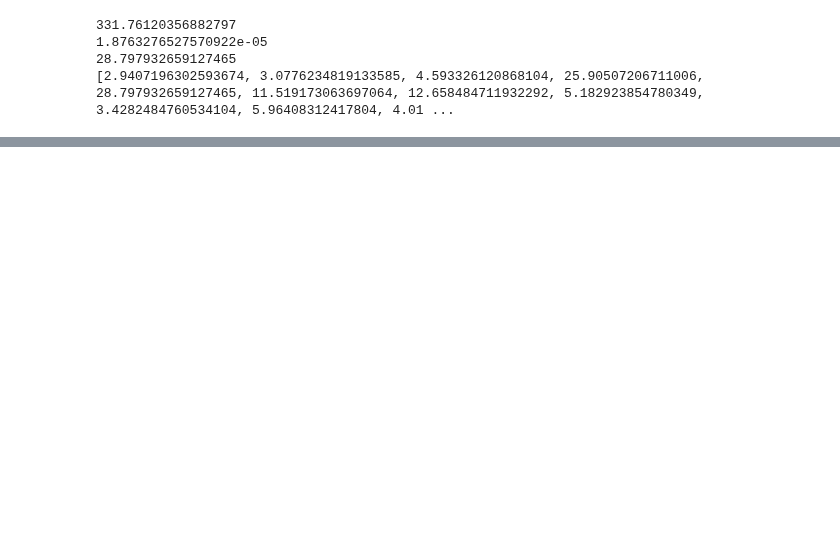
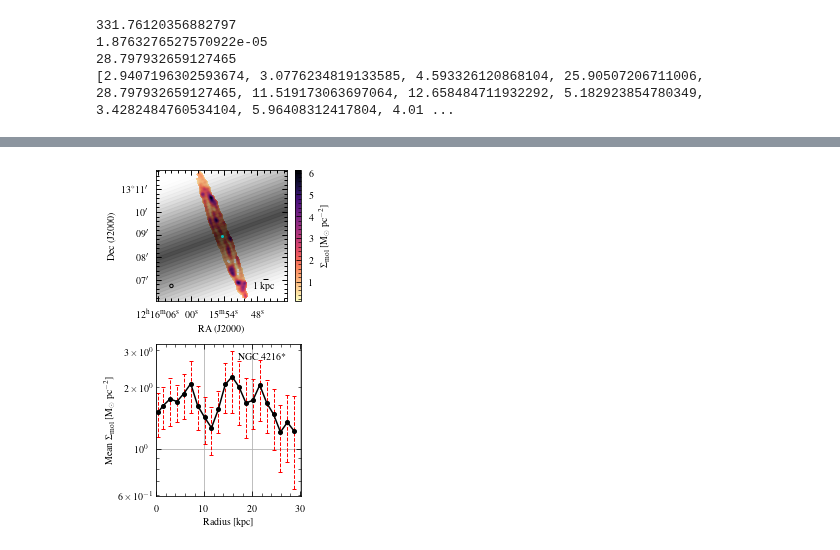
Before and after one commit to BearBearCodes/coop_f2021, a Jupyter notebook: galaxies/vertico_sample/gas_density.ipynb, the cells around one changed output, grey strips where cells are left out. Cells and saved outputs as stored; diff of their text form; code cells hidden in the pictures; blank space fills up the shorter version.

```diff
--- a/galaxies/vertico_sample/gas_density.ipynb
+++ b/galaxies/vertico_sample/gas_density.ipynb
@@ -552,3 +563,81 @@ print([np.nanmax(rkpc_vals) for rkpc_vals in radius_kpc])
 1.8763276527570922e-05
 28.797932659127465
 [2.9407196302593674, 3.0776234819133585, 4.593326120868104, 25.90507206711006, 28.797932659127465, 11.519173063697064, 12.658484711932292, 5.182923854780349, 3.4282484760534104, 5.96408312417804, 4.01 ...
+# %%
+%matplotlib inline
+import re
+
+GALAXY_TO_PLOT = "NGC4216"
+GALDIST = 16.5 * u.Mpc
+galidx = galaxies.index(GALAXY_TO_PLOT)
+galaxy_rp = radial_profiles[galidx]
+galaxy_wcs = WCS(galaxy_rp.rp_options["header"])
+
+fig = plt.figure(figsize=mpl.figure.figaspect(1.5))
+#
+# Plot data
+#
+ax1 = fig.add_subplot(2, 1, 1, projection=galaxy_wcs)
+img1 = ax1.imshow(galaxy_rp.data, cmap="magma_r")
+cbar1 = fig.colorbar(img1, fraction=0.045)
+cbar1.set_label(r"$\Sigma_{\rm mol}$ [$\rm M_\odot\; pc^{-2}$]")
+#
+# Plot annuli
+#
+ax1.plot(*galaxy_wcs.world_to_pixel(centers[galidx]), "co", markersize=2)  # mark centre
+pu.add_annuli_RadialProfile(ax1, galaxy_rp)
+#
+# Add beam size and scalebar
+#
+pu.add_scalebeam(ax1, galaxy_rp.rp_options["header"])
+pu.add_scalebar(ax1, galaxy_wcs, dist=GALDIST)
+#
+# Other parameters
+#
+ax1.set_aspect("equal")
+ax1.grid(False)
+ax1.set_xlabel("RA (J2000)")
+ax1.set_ylabel("Dec (J2000)")
+ax1.set_xlim(0, galaxy_rp.data.shape[1])
+ax1.set_ylim(0, galaxy_rp.data.shape[0])
+#
+# Plot radial profile
+#
+ax2 = fig.add_subplot(2, 1, 2)
+ebar2 = ax2.errorbar(
+    x=radius_kpc[galidx],
+    y=galaxy_rp.avg_data,
+    yerr=galaxy_rp.avg_data_err,  # uncertainty in the mean/median from bootstrapping
+    fmt="-o",
+    markersize=4,
+    color="k",
+    ecolor="r",
+    elinewidth=1,
+    capsize=2,
+)
+ebar2[-1][0].set_linestyle("--")
+#
+# Add name of galaxy
+#
+high_i_str = "*" if inclinations[galidx] >= i_threshold else ""
+ax2.text(
+    0.9,
+    0.9,
+    re.sub(r"(\d+)", " \\1", GALAXY_TO_PLOT) + high_i_str,
+    c="k",
+    ha="right",
+    transform=ax2.transAxes,
+)
+#
+# Other parameters
+#
+ax2.semilogy()
+ax2.set_xlim(left=0)
+ax2.set_xlabel("Radius [kpc]")
+ax2.set_ylabel(
+    f"{avg_function.capitalize()} " + r"$\Sigma_{\rm mol}$ [$\rm M_\odot\; pc^{-2}$]"
+)
+#
+fig.tight_layout(pad=3.25)
+plt.show()
+# %% [output]
@@ -554,0 +648 @@ print([np.nanmax(rkpc_vals) for rkpc_vals in radius_kpc])
+[figure, added]
```
Also changed, not shown: parts of 5 cells of this notebook, 2 other files.
